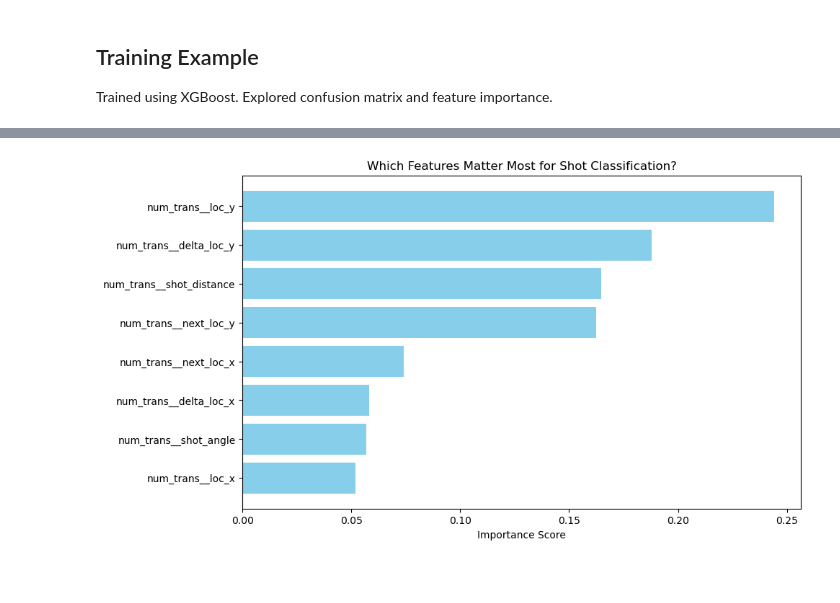
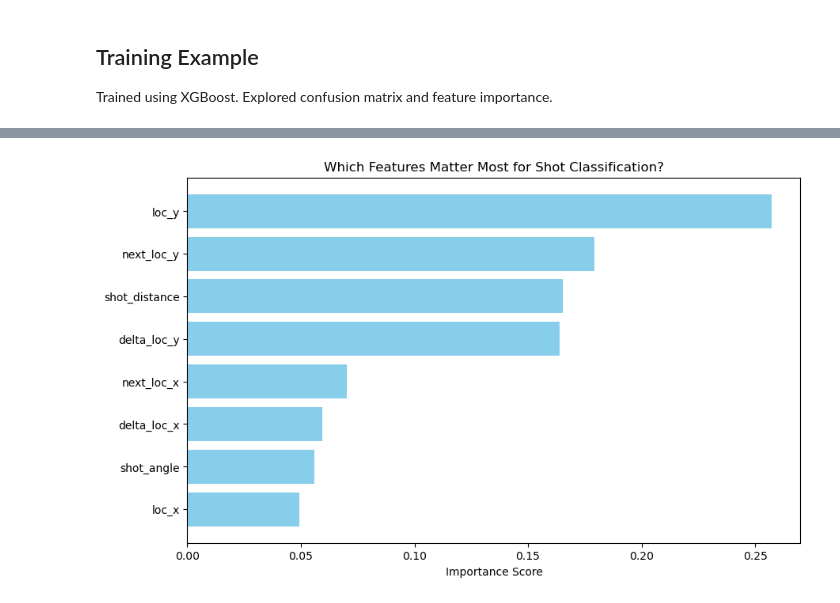
Before and after one commit to Rybus07/in-a-pickle, a Jupyter notebook: notebooks/03_Preprocessing_Feature_Enginneering.ipynb, the cells around one changed output, grey strips where cells are left out. Saved outputs shown, nothing was run; the diff lists cells and outputs as text; code cells hidden in the pictures; blank space fills up the shorter version.

Commit message:
Further changes to notebook 3
Fixed the model pipeline so that whole notebook operates off of it, rather than on certain instances

```diff
--- a/notebooks/03_Preprocessing_Feature_Enginneering.ipynb
+++ b/notebooks/03_Preprocessing_Feature_Enginneering.ipynb
@@ -261,22 +249,23 @@ Best Score: 0.6417
 # training on whole set
 X = pb_df[pb_df['skill_lvl'] == 'Advanced']
 
-x_train, _, y_train, _, X_unknown = create_splits(X, splits=(0.999, 0.001), seed=0)
+x_train, _, y_train, _, X_unknown, label_encoder = create_splits(X, splits=(0.999, 0.001), seed=0)
 
+final_pipe = gen_preprocess_pipe()
 
-xgb_model = xgb.XGBClassifier(
-    tree_method='hist',
-    device="cuda",
-    objective='multi:softmax',
-    num_class=8,
-    eval_metric='mlogloss',
-    random_state=42,
-    n_estimators=600,
-    max_depth=6,
-    learning_rate=0.05,
-    subsample=0.8,
-    colsample_bytree=0.8
+final_pipe.set_params(
+    xgb_model__tree_method='hist',
+    xgb_model__device="cuda",
+    xgb_model__objective='multi:softmax',
+    xgb_model__num_class=8,
+    xgb_model__eval_metric='mlogloss',
+    xgb_model__random_state=42,
+    xgb_model__n_estimators=700,
+    xgb_model__max_depth=5,
+    xgb_model__learning_rate=0.05,
+    xgb_model__subsample=0.8,
+    xgb_model__colsample_bytree=0.8
 )
 
-xgb_model.fit(x_train, y_train)
+final_pipe.fit(x_train, y_train)
 # %% [output]
@@ -350,20 +345,29 @@ print(classification_report(y_test, y_predicted, target_names=label_encoder.clas
 weighted avg       0.69      0.70      0.68     25387
 # %%
 # Get feature importance
-importances = xgb_model.feature_importances_
-features = x_train.columns
+# 1. Get the model from the pipeline
+model = final_pipe.named_steps['xgb_model']
+
+# 2. Get the feature names from the transformer
+# This ensures names match the internal order of the pipeline
+features = final_pipe.named_steps['col_trans'].get_feature_names_out()
+
+# 3. Clean up the names (removes the 'num_trans__' prefix)
+features = [f.split('__')[-1] for f in features]
+
+importances = model.feature_importances_
 
 feature_imp_df = pd.DataFrame({'Feature': features, 'Importance': importances}).sort_values(by='Importance', ascending=False)
 
 # Plot
 plt.figure(figsize=(10, 6))
 plt.barh(feature_imp_df['Feature'], feature_imp_df['Importance'], color='skyblue')
 plt.xlabel('Importance Score')
 plt.title('Which Features Matter Most for Shot Classification?')
 plt.gca().invert_yaxis()
 plt.show()
 # %% [output]
-[figure, old version]
+[figure, new version]
 # %%
 # reclassify and save
 # X_unknown no longer has index, so need to regenerate by mirror create_splits()
```
Also changed, not shown: parts of 10 cells of this notebook, 2 other files.
